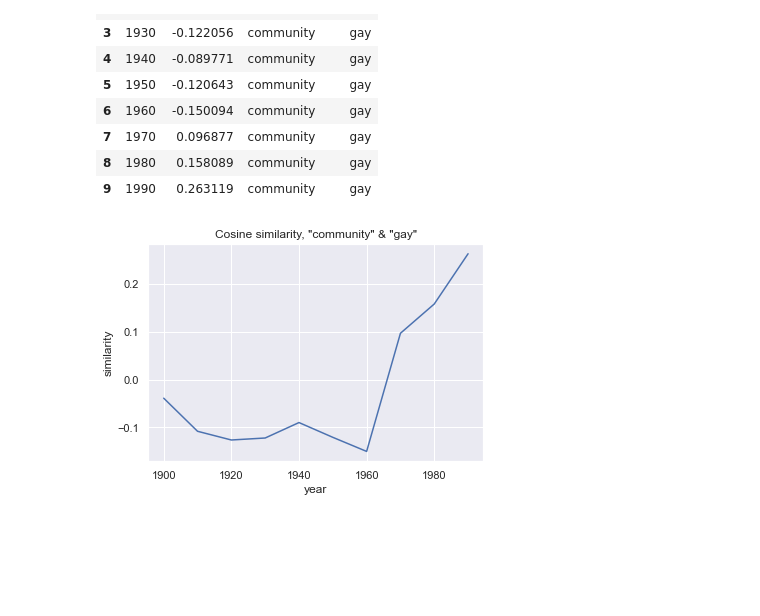
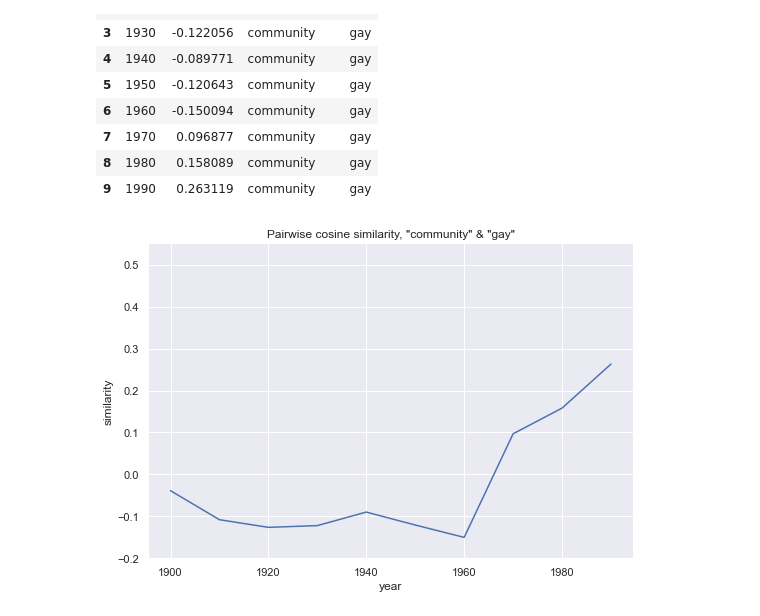
Before and after one commit to ccgilroy/community-discourse, a Jupyter notebook: historical-change.ipynb, the cells around one changed output. Cells and saved outputs as stored; diff of their text form; code cells hidden in the pictures; blank space fills up the shorter version.

Commit message:
historical semantic change

```diff
--- a/historical-change.ipynb
+++ b/historical-change.ipynb
@@ -41,2 +129,4 @@ def load_historical_embeddingset(year,
 # %%
-emb_hist = OrderedDict({year: load_historical_embeddings(year) for year in range(1900, 2000, 10)})
+emb_hist = OrderedDict()
+for year in range(1900, 2000, 10):
+    emb_hist[year] = load_historical_embeddings(year)
@@ -42,0 +157,5 @@ emb_hist = OrderedDict({year: load_historical_embeddings(year) for year in range
+# %%
+hist_com10 = []
+for year in emb_hist:
+    w, s = zip(*emb_hist[year].most_similar("community", topn=20))
+    hist_com10.append(pd.Series(data=w, name=year))
@@ -42,0 +176,6 @@ emb_hist = OrderedDict({year: load_historical_embeddings(year) for year in range
+# %%
+fic_com10 = []
+for year in emb_fic:
+    w, s = zip(*emb_fic[year].most_similar("community", topn=20))
+    fic_com10.append(pd.Series(data=w, name=year))
+pd.DataFrame(fic_com10)
@@ -79,8 +242,11 @@ df_gay
 | 9 | 1990 | 0.263119 | community | gay |
 # %%
 sns.set_theme()
-g = sns.lineplot(data=df_gay, x='year', y='similarity')
-g.set_title('Cosine similarity, "community" & "gay"')
+g = sns.relplot(data=df_gay, x='year', y='similarity',
+                kind="line")
+g.ax.set(ylim=(-.2, .55))
+g.ax.set_title('Pairwise cosine similarity, "community" & "gay"')
+g.fig.set_figwidth(8)
 plt.show()
 # %% [output]
-[figure, old version]
+[figure, new version]
```
Also changed, not shown: parts of 44 cells of this notebook, 2 other files.
